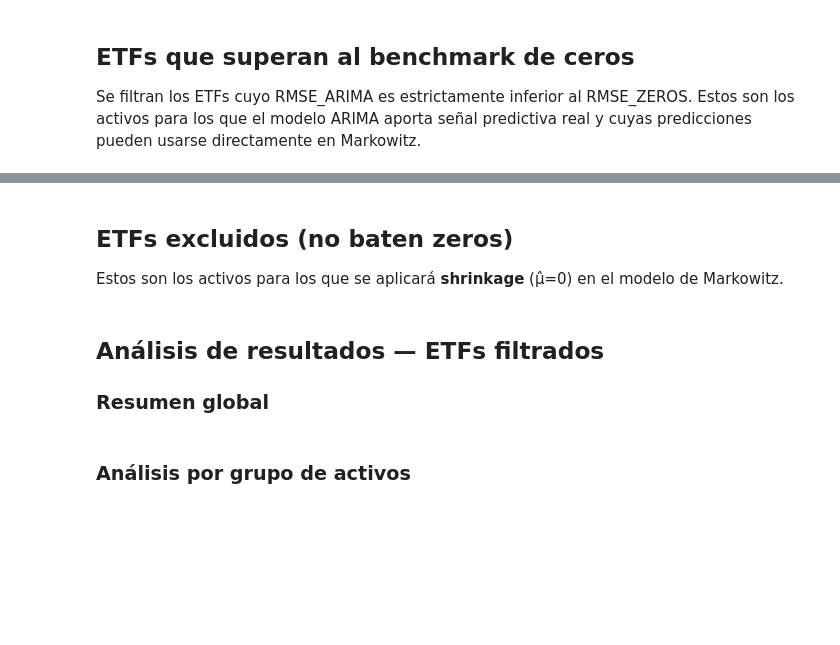
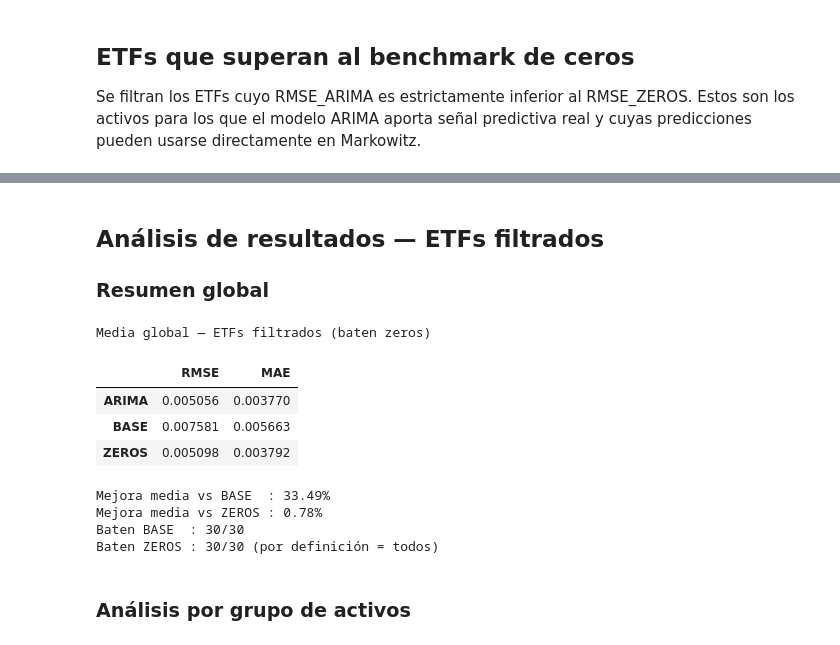
Before and after one commit to aleellord/TFM, a Jupyter notebook: 2.Modelo_Series_Temporales/Modelo_semanal/02_predicciones_modelo_ARIMA_filtrado.ipynb, the cells around one changed output, grey strips where cells are left out. Saved outputs shown, nothing was run; the diff lists cells and outputs as text; code cells hidden in the pictures; blank space fills up the shorter version.

```diff
--- a/2.Modelo_Series_Temporales/Modelo_semanal/02_predicciones_modelo_ARIMA_filtrado.ipynb
+++ b/2.Modelo_Series_Temporales/Modelo_semanal/02_predicciones_modelo_ARIMA_filtrado.ipynb
@@ -123,4 +146,0 @@ display(comp.style.format({
-# %% [markdown]
-## ETFs excluidos (no baten zeros)
-
-Estos son los activos para los que se aplicará **shrinkage** (μ̂=0) en el modelo de Markowitz.
@@ -146,16 +151,26 @@ display(
 # %%
 tabla_global = pd.DataFrame({
     'RMSE': [df_filtrado['RMSE_ARIMA'].mean(), df_filtrado['RMSE_BASE'].mean(),  df_filtrado['RMSE_ZEROS'].mean()],
     'MAE':  [df_filtrado['MAE_ARIMA'].mean(),  df_filtrado['MAE_BASE'].mean(),   df_filtrado['MAE_ZEROS'].mean()],
 }, index=['ARIMA', 'BASE', 'ZEROS'])
 
 print('Media global — ETFs filtrados (baten zeros)')
-display(tabla_global.style.format('{:.6f}').highlight_min(color='#c6efce', axis=0))
+display(tabla_global.style.format('{:.6f}').highlight_min(color='green', axis=0))
 
 print(f'\nMejora media vs BASE  : {df_filtrado["Mejora_vs_base"].mean():.2f}%')
 print(f'Mejora media vs ZEROS : {df_filtrado["Mejora_vs_zeros"].mean():.2f}%')
 print(f'Baten BASE  : {df_filtrado["Bate_base"].sum()}/{len(df_filtrado)}')
 print(f'Baten ZEROS : {df_filtrado["Bate_zeros"].sum()}/{len(df_filtrado)} (por definición = todos)')
+# %% [output]
+Media global — ETFs filtrados (baten zeros)
+|  | RMSE | MAE |
+| ARIMA | 0.005056 | 0.003770 |
+| BASE | 0.007581 | 0.005663 |
+| ZEROS | 0.005098 | 0.003792 |
+Mejora media vs BASE  : 33.49%
+Mejora media vs ZEROS : 0.78%
+Baten BASE  : 30/30
+Baten ZEROS : 30/30 (por definición = todos)
 # %% [markdown]
 ### Análisis por grupo de activos
 # %%
```
Also changed, not shown: parts of 12 cells of this notebook, 2 other files.
